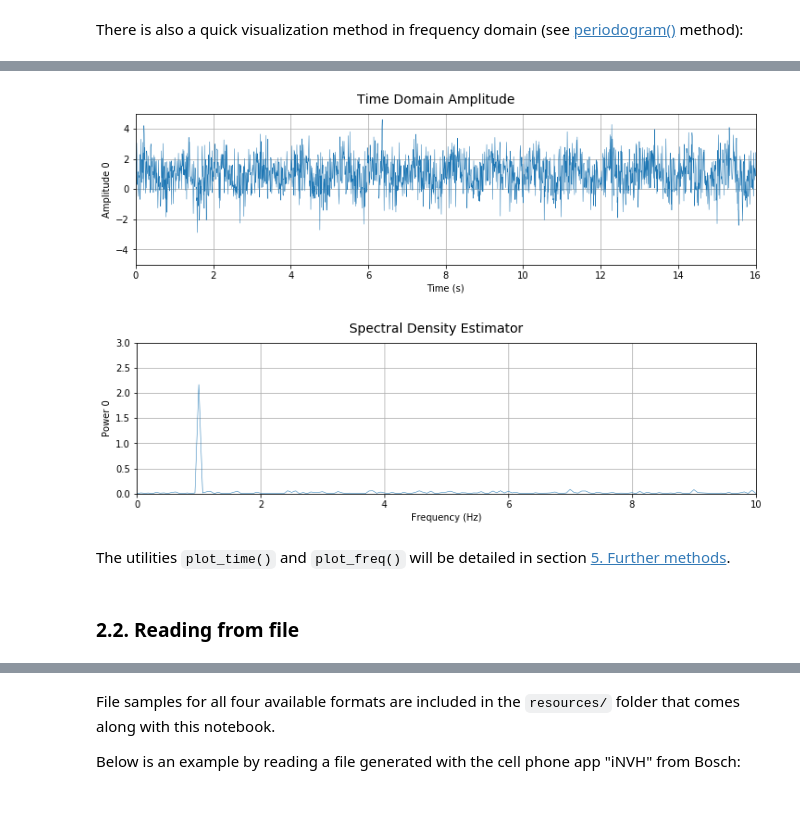
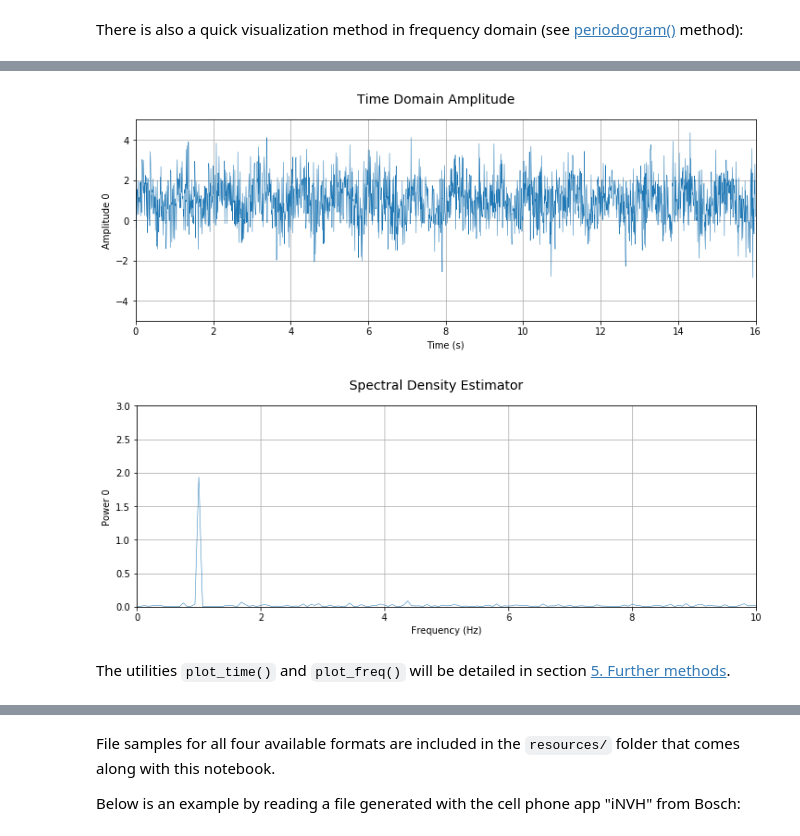
Before and after one commit to mmaiarocha/MRPy, a Jupyter notebook: MRPy_Notebook.ipynb, the cells around one changed output, grey strips where cells are left out. Drawn from its saved outputs; the diff is of its cells as text; code cells hidden in the pictures; blank space fills up the shorter version.

````diff
--- a/MRPy_Notebook.ipynb
+++ b/MRPy_Notebook.ipynb
@@ -156,24 +156,22 @@ Let's present another example, this time by combining some noise to a sinus func
 # %%
 Td   =  16.      # signal duration (seconds)
 N    =  2048     # number of sampling points
 
-c0   =  1.0      # constant (mean value)
+c0   =  1.0      # signal mean value
 s0   =  0.5      # amplitude of harmonic part
-f0   =  1.0      # frequency of harmonic part
+f0   =  1.0      # frequency of harmonic part (Hz)
 n0   =  1.0      # amplitude of gaussian noise
 
 t    =  np.linspace(0, Td, N)
 arry =  c0 + s0*np.sin(2*np.pi*f0*t) + n0*np.random.randn(N)
 
 Y    =  MRPy(arry, Td=Td)
 
-Lt   =  Y.plot_time(fig=2, figsize=(12, 3), axis_t=[0, Y.Td, -5, 5])
-Lf   =  Y.plot_freq(fig=3, figsize=(12, 3), axis_f=[0, 10.0,  0, 3])
+h2   =  Y.plot_time(fig=2, figsize=(12, 4), axis_t=[0, Y.Td, -5, 5])
+h3   =  Y.plot_freq(fig=3, figsize=(12, 4), axis_f=[0, 10.0,  0, 3])
 # %% [output]
-[figure, old version]
+[figure, new version]
-[figure, old version]
+[figure, new version]
 # %% [markdown]
 The utilities ```plot_time()``` and ```plot_freq()``` will be detailed in section [5. Further methods](#extras).
-# %% [markdown]
-### 2.2. Reading from file  <a name="from_file"></a>
 # %% [markdown]
````
Also changed, not shown: parts of 28 cells of this notebook, 1 other file.
